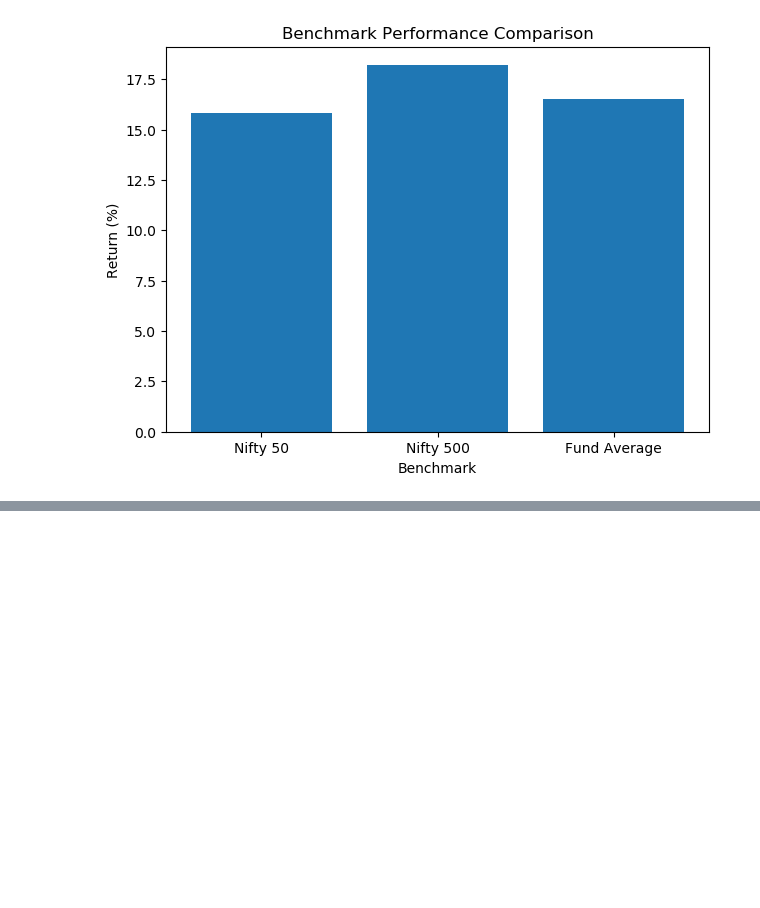
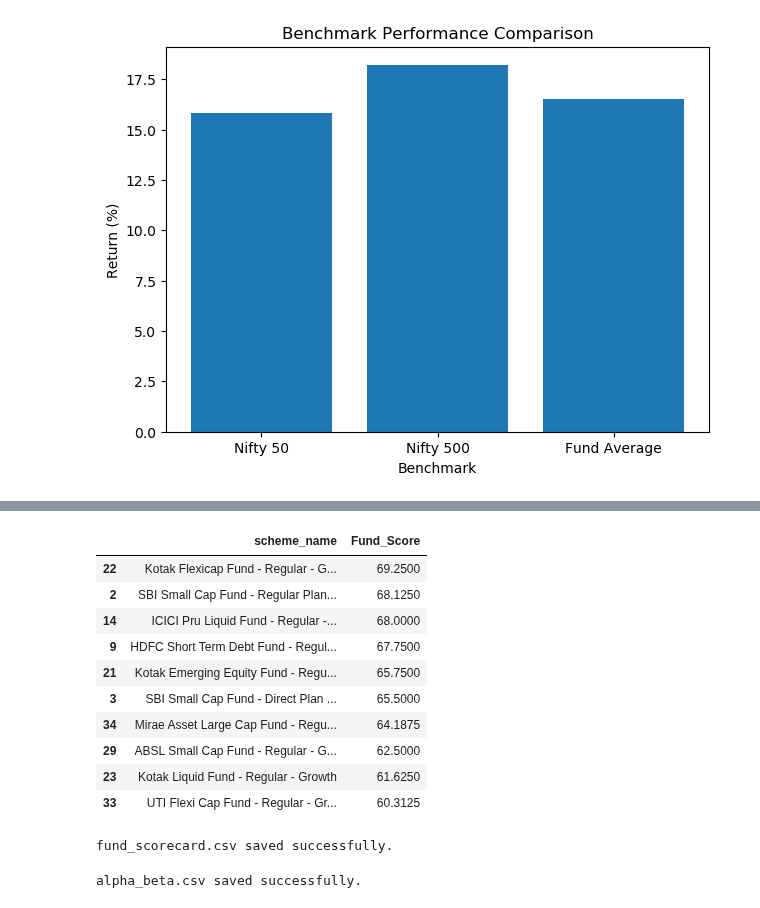
Before and after one commit to Lokeshalla8964/Mutual_Fund_Analytics, a Jupyter notebook: EDA_Analysis.ipynb, the cells around one changed output, grey strips where cells are left out. Cells and saved outputs as stored; diff of their text form; code cells hidden in the pictures; blank space fills up the shorter version.

Commit message:
Completed Mutual Fund Analytics project

```diff
--- a/EDA_Analysis.ipynb
+++ b/EDA_Analysis.ipynb
@@ -738,0 +774,10 @@ plt.show()
+# %%
+import numpy as np
+
+scheme_data["cagr_1yr"] = ((1 + scheme_data["return_1yr_pct"]/100)**1 - 1) * 100
+scheme_data["cagr_3yr"] = ((1 + scheme_data["return_3yr_pct"]/100)**(1/3) - 1) * 100
+scheme_data["cagr_5yr"] = ((1 + scheme_data["return_5yr_pct"]/100)**(1/5) - 1) * 100
+
+scheme_data[
+    ["scheme_name","cagr_1yr","cagr_3yr","cagr_5yr"]
+].head()
@@ -738,0 +791,56 @@ plt.show()
+# %%
+# ==========================
+# Fund Scorecard (0-100)
+# ==========================
+
+scorecard = scheme_data.copy()
+
+# Ranking (Higher is Better)
+scorecard["return_rank"] = scorecard["return_3yr_pct"].rank(ascending=False)
+scorecard["sharpe_rank"] = scorecard["sharpe_ratio"].rank(ascending=False)
+scorecard["alpha_rank"] = scorecard["alpha"].rank(ascending=False)
+
+# Ranking (Lower is Better)
+scorecard["expense_rank"] = scorecard["expense_ratio_pct"].rank(ascending=True)
+scorecard["drawdown_rank"] = scorecard["max_drawdown_pct"].rank(ascending=False)
+
+# Composite Score
+scorecard["Fund_Score"] = (
+    (1 - scorecard["return_rank"] / len(scorecard)) * 30 +
+    (1 - scorecard["sharpe_rank"] / len(scorecard)) * 25 +
+    (1 - scorecard["alpha_rank"] / len(scorecard)) * 20 +
+    (1 - scorecard["expense_rank"] / len(scorecard)) * 15 +
+    (1 - scorecard["drawdown_rank"] / len(scorecard)) * 10
+)
+
+# Sort by Score
+scorecard = scorecard.sort_values("Fund_Score", ascending=False)
+
+scorecard[
+    ["scheme_name", "Fund_Score"]
+].head(10)
+# %% [output]
+|  | scheme_name | Fund_Score |
+| 22 | Kotak Flexicap Fund - Regular - G... | 69.2500 |
+| 2 | SBI Small Cap Fund - Regular Plan... | 68.1250 |
+| 14 | ICICI Pru Liquid Fund - Regular -... | 68.0000 |
+| 9 | HDFC Short Term Debt Fund - Regul... | 67.7500 |
+| 21 | Kotak Emerging Equity Fund - Regu... | 65.7500 |
+| 3 | SBI Small Cap Fund - Direct Plan ... | 65.5000 |
+| 34 | Mirae Asset Large Cap Fund - Regu... | 64.1875 |
+| 29 | ABSL Small Cap Fund - Regular - G... | 62.5000 |
+| 23 | Kotak Liquid Fund - Regular - Growth | 61.6250 |
+| 33 | UTI Flexi Cap Fund - Regular - Gr... | 60.3125 |
+# %%
+scorecard.to_csv("fund_scorecard.csv", index=False)
+print("fund_scorecard.csv saved successfully.")
+# %% [output]
+fund_scorecard.csv saved successfully.
+# %%
+alpha_beta = scheme_data[["scheme_name", "alpha", "beta"]]
+
+alpha_beta.to_csv("alpha_beta.csv", index=False)
+
+print("alpha_beta.csv saved successfully.")
+# %% [output]
+alpha_beta.csv saved successfully.
```
Also changed, not shown: parts of 11 cells of this notebook, 6 other files.
